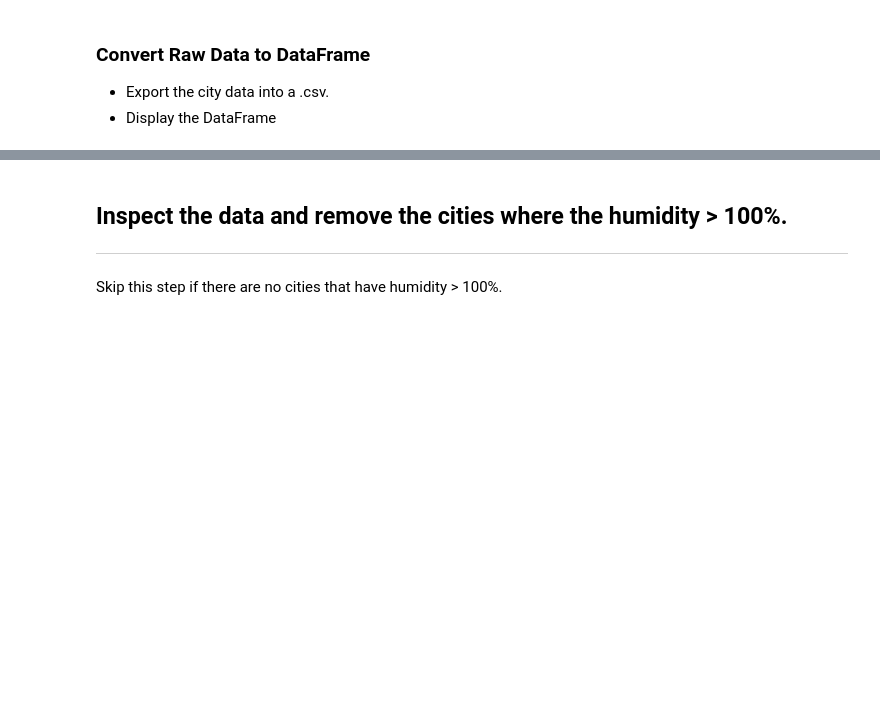
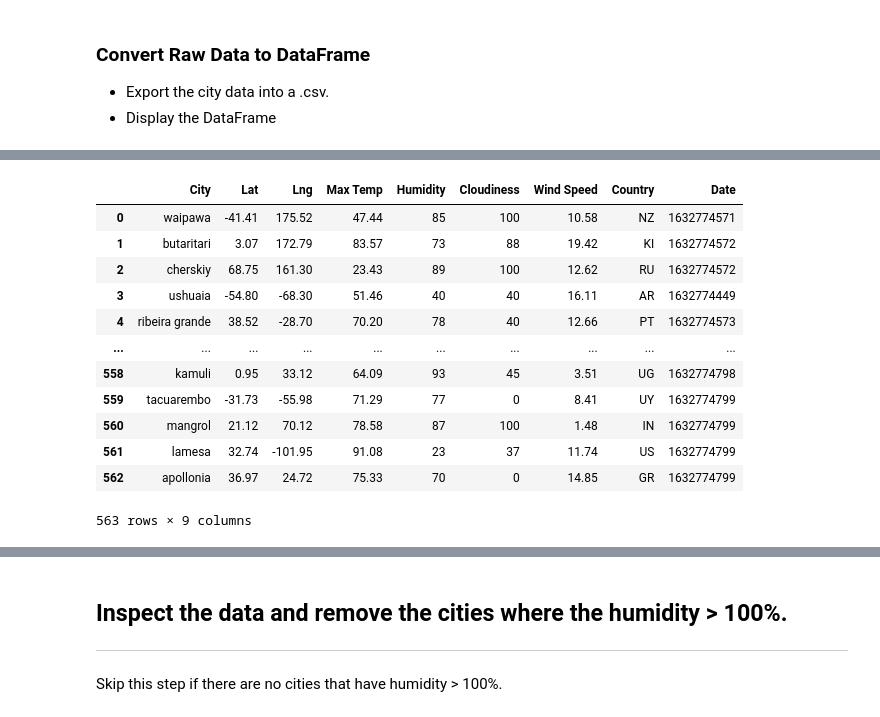
Before and after one commit to serenaremlang/python-api-challenge, a Jupyter notebook: WeatherPy.ipynb, the cells around one changed output, grey strips where cells are left out. Drawn from its saved outputs; the diff is of its cells as text; code cells hidden in the pictures; blank space fills up the shorter version.

Commit message:
Set up API Call and data retrieval. Created Dataframe

```diff
--- a/WeatherPy.ipynb
+++ b/WeatherPy.ipynb
@@ -177,0 +143,20 @@ city_weather_df
+# %%
+# Round Lat and Lng to 2 decimal places
+city_weather_df['Lat'] = round(city_weather_df['Lat'],2)
+city_weather_df['Lng'] = round(city_weather_df['Lng'],2)
+
+city_weather_df
+# %% [output]
+|  | City | Lat | Lng | Max Temp | Humidity | Cloudiness | Wind Speed | Country | Date |
+| 0 | waipawa | -41.41 | 175.52 | 47.44 | 85 | 100 | 10.58 | NZ | 1632774571 |
+| 1 | butaritari | 3.07 | 172.79 | 83.57 | 73 | 88 | 19.42 | KI | 1632774572 |
+| 2 | cherskiy | 68.75 | 161.30 | 23.43 | 89 | 100 | 12.62 | RU | 1632774572 |
+| 3 | ushuaia | -54.80 | -68.30 | 51.46 | 40 | 40 | 16.11 | AR | 1632774449 |
+| 4 | ribeira grande | 38.52 | -28.70 | 70.20 | 78 | 40 | 12.66 | PT | 1632774573 |
+| ... | ... | ... | ... | ... | ... | ... | ... | ... | ... |
+| 558 | kamuli | 0.95 | 33.12 | 64.09 | 93 | 45 | 3.51 | UG | 1632774798 |
+| 559 | tacuarembo | -31.73 | -55.98 | 71.29 | 77 | 0 | 8.41 | UY | 1632774799 |
+| 560 | mangrol | 21.12 | 70.12 | 78.58 | 87 | 100 | 1.48 | IN | 1632774799 |
+| 561 | lamesa | 32.74 | -101.95 | 91.08 | 23 | 37 | 11.74 | US | 1632774799 |
+| 562 | apollonia | 36.97 | 24.72 | 75.33 | 70 | 0 | 14.85 | GR | 1632774799 |
+563 rows × 9 columns
```
Also changed, not shown: parts of 9 cells of this notebook.
